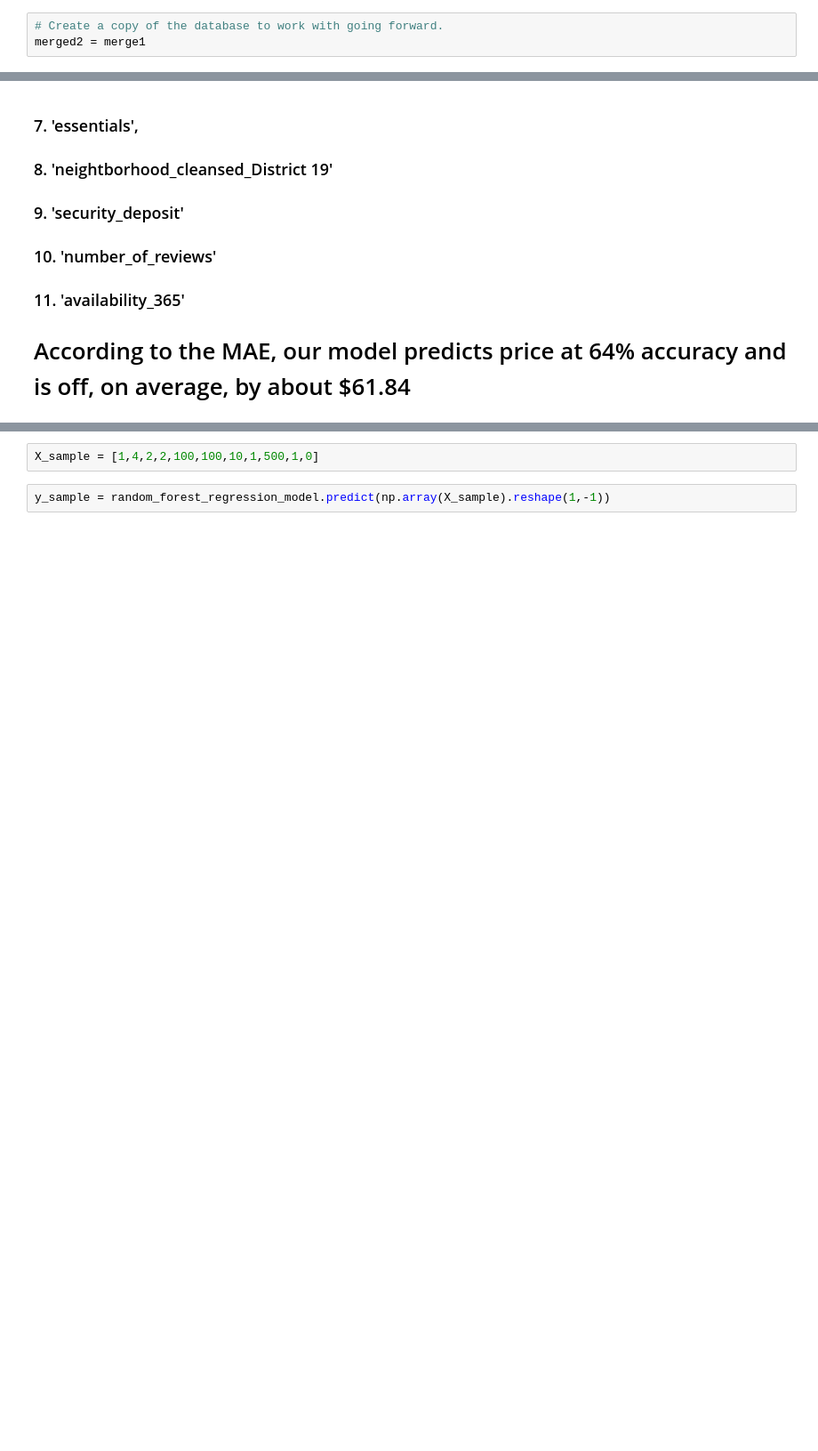
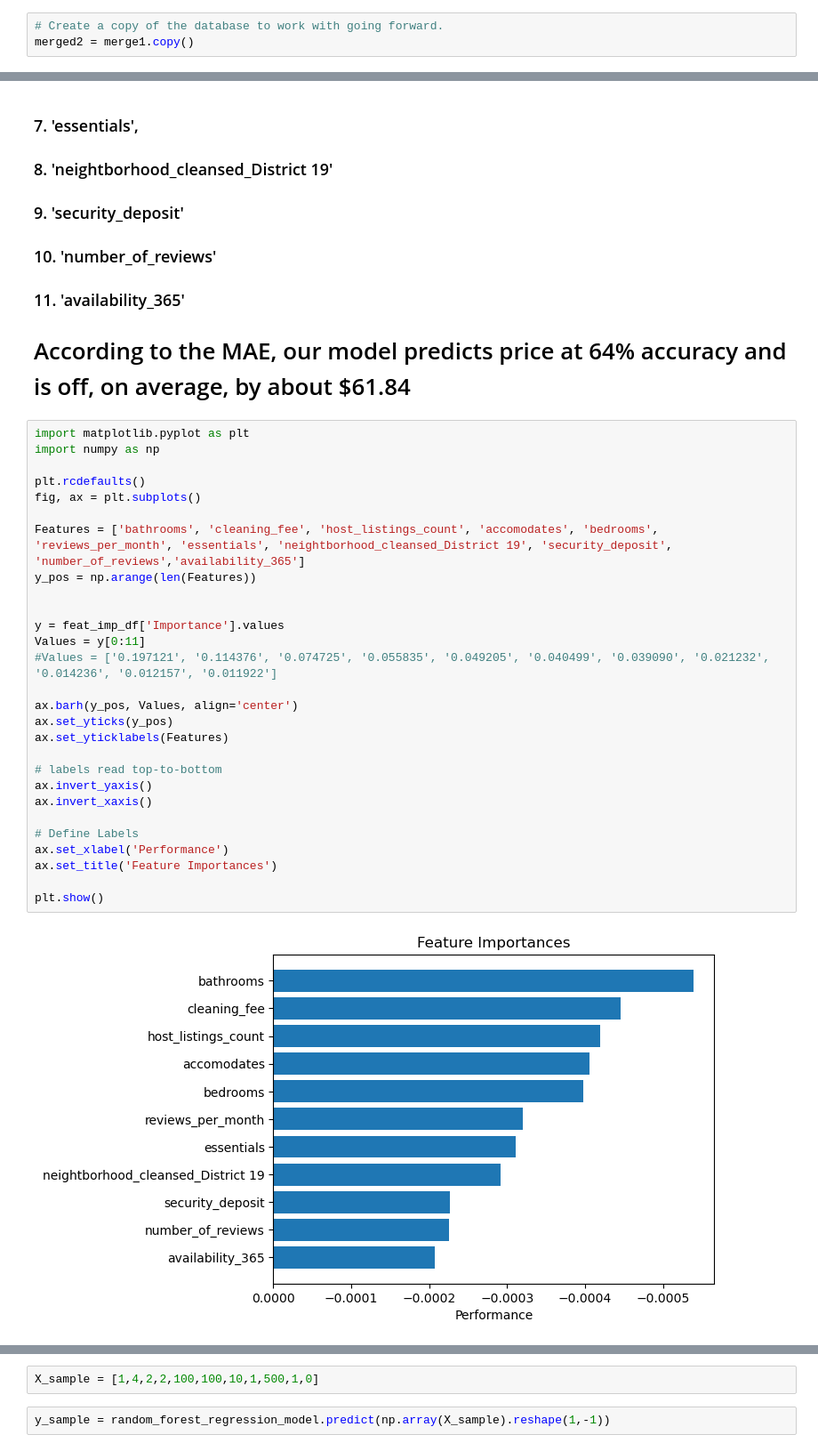
Before and after one commit to whitneylosinski/Eat.Sleep.Data, a Jupyter notebook: 200_Clean_Feat_Sel_and_Final_RFR.ipynb, the cells around one changed output, grey strips where cells are left out. Shown at 89% size. Drawn from its saved outputs; the diff is of its cells as text; blank space fills up the shorter version.

Commit message:
Updated plot

```diff
--- a/200_Clean_Feat_Sel_and_Final_RFR.ipynb
+++ b/200_Clean_Feat_Sel_and_Final_RFR.ipynb
@@ -32,6 +32,6 @@ PostGres Download Duration: 1.925736904144287 seconds
 # %%
 # Create a copy of the database to work with going forward.
-merged2 = merge1
+merged2 = merge1.copy()
 # %%
 # Define the target variable.
 y = merged2['price']
@@ -227,3 +234,33 @@ Mean Absolute Error: 61.84 $
 ### 11. 'availability_365' <br>
 
 # According to the MAE, our model predicts price at 64% accuracy and is off, on average, by about $61.84
+# %%
+import matplotlib.pyplot as plt
+import numpy as np
+
+plt.rcdefaults()
+fig, ax = plt.subplots()
+
+Features = ['bathrooms', 'cleaning_fee', 'host_listings_count', 'accomodates', 'bedrooms', 'reviews_per_month', 'essentials', 'neightborhood_cleansed_District 19', 'security_deposit', 'number_of_reviews','availability_365']
+y_pos = np.arange(len(Features))
+
+
+y = feat_imp_df['Importance'].values
+Values = y[0:11]
+#Values = ['0.197121', '0.114376', '0.074725', '0.055835', '0.049205', '0.040499', '0.039090', '0.021232', '0.014236', '0.012157', '0.011922']
+
+ax.barh(y_pos, Values, align='center')
+ax.set_yticks(y_pos)
+ax.set_yticklabels(Features)
+
+# labels read top-to-bottom
+ax.invert_yaxis()
+ax.invert_xaxis()
+
+# Define Labels
+ax.set_xlabel('Performance')
+ax.set_title('Feature Importances')
+
+plt.show()
+# %% [output]
+[figure, added]
```
Also changed, not shown: parts of 4 cells of this notebook.
